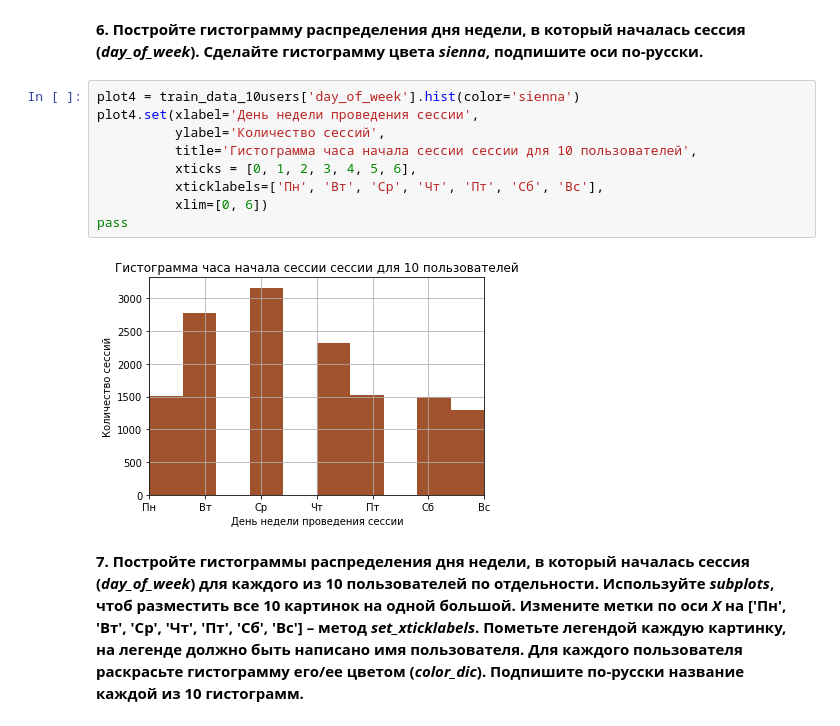
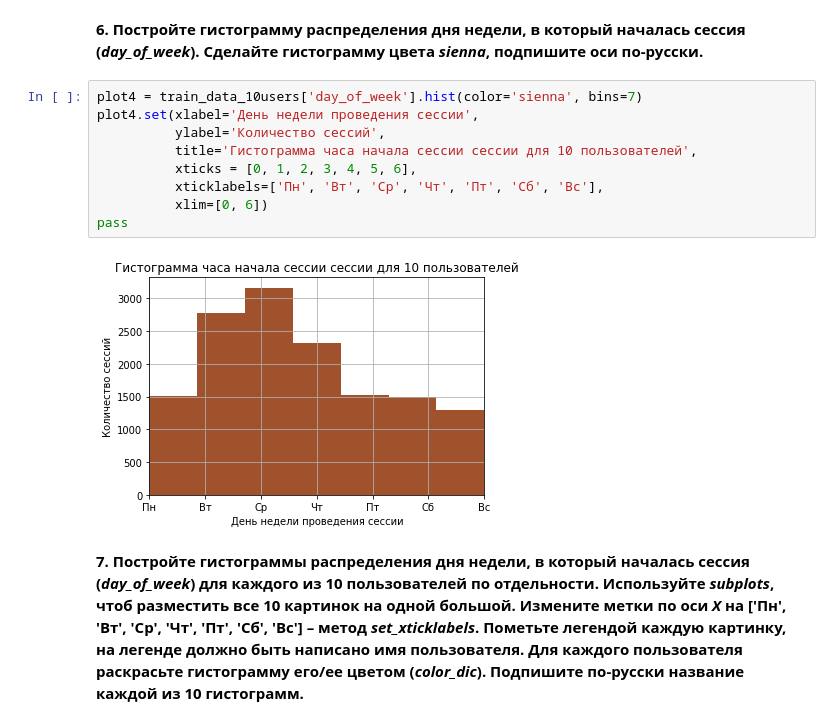
Before and after one commit to n-surkov/coursera_ml, a Jupyter notebook: solution/week3_visual_analysis_and_fe.ipynb, the cells around one changed output. Drawn from its saved outputs; the diff is of its cells as text.

```diff
--- a/solution/week3_visual_analysis_and_fe.ipynb
+++ b/solution/week3_visual_analysis_and_fe.ipynb
@@ -299,16 +268,16 @@ print('Гистограммы часа начала сессии для кажд
 # %% [markdown]
 **6. Постройте гистограмму распределения дня недели, в который началась сессия (*day_of_week*). Сделайте гистограмму цвета *sienna*, подпишите оси по-русски.**
 # %%
-plot4 = train_data_10users['day_of_week'].hist(color='sienna')
+plot4 = train_data_10users['day_of_week'].hist(color='sienna', bins=7)
 plot4.set(xlabel='День недели проведения сессии',
           ylabel='Количество сессий',
           title='Гистограмма часа начала сессии сессии для 10 пользователей',
           xticks = [0, 1, 2, 3, 4, 5, 6],
           xticklabels=['Пн', 'Вт', 'Ср', 'Чт', 'Пт', 'Сб', 'Вс'],
           xlim=[0, 6])
 pass
 # %% [output]
-[figure, old version]
+[figure, new version]
 # %% [markdown]
 **7. Постройте гистограммы распределения дня недели, в который началась сессия (*day_of_week*) для каждого из 10 пользователей по отдельности. Используйте *subplots*, чтоб разместить все 10 картинок на одной большой. Измените метки по оси *X* на ['Пн', 'Вт', 'Ср', 'Чт', 'Пт', 'Сб', 'Вс'] – метод *set_xticklabels*. Пометьте легендой каждую картинку, на легенде должно быть написано имя пользователя. Для каждого пользователя раскрасьте гистограмму его/ее цветом (*color_dic*). Подпишите по-русски название каждой из 10 гистограмм.**
 # %%
```
Also changed, not shown: parts of 23 cells of this notebook.
